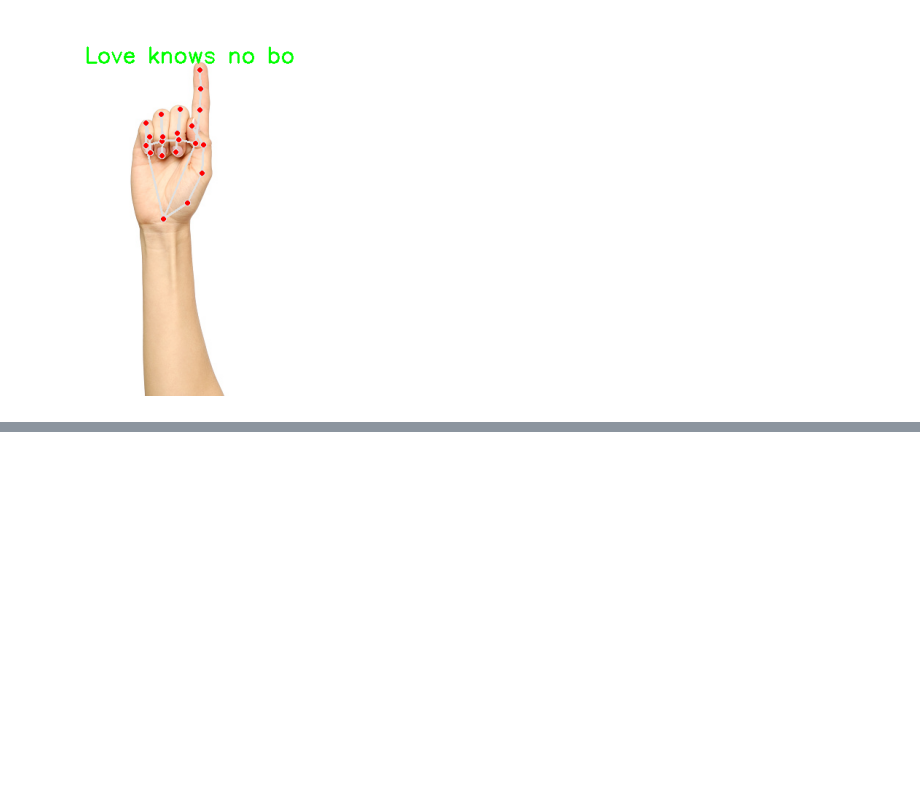
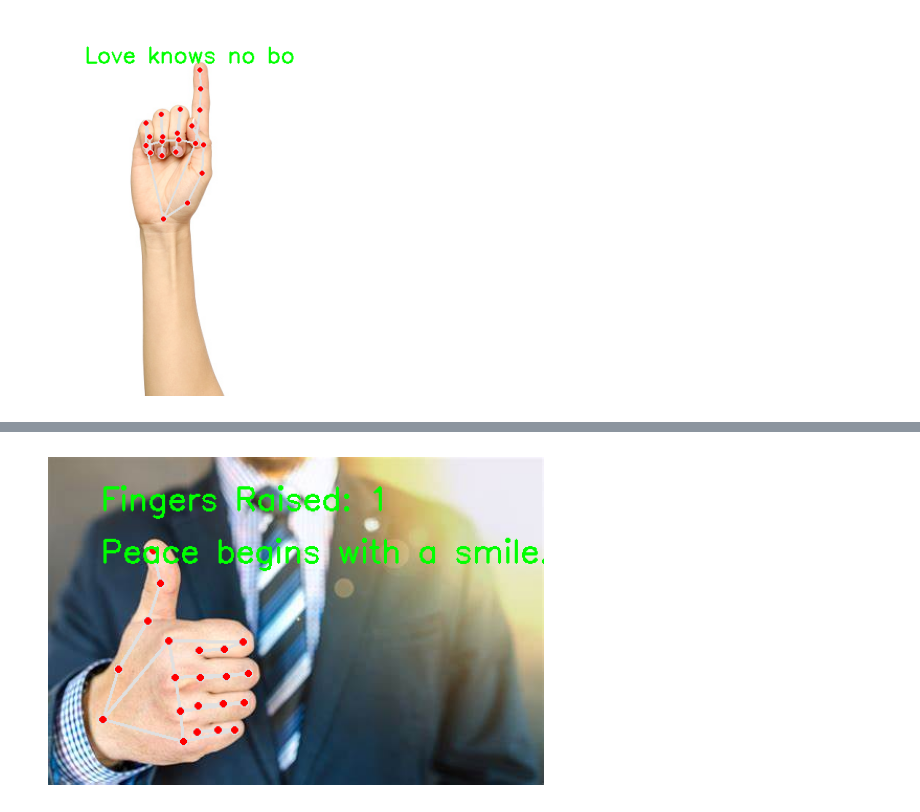
Before and after one commit to TeoHockXiang/hand-gesture-detection, a Jupyter notebook: hand_gesture_detection.ipynb, the cells around one changed output, grey strips where cells are left out. Cells and saved outputs as stored; diff of their text form; code cells hidden in the pictures; blank space fills up the shorter version.

```diff
--- a/hand_gesture_detection.ipynb
+++ b/hand_gesture_detection.ipynb
@@ -123,3 +123,90 @@ Requirement already satisfied: six>=1.5 in /usr/local/lib/python3.10/dist-packag
 [interactive output not drawn]
 Saving hand gesture 2.jpg to hand gesture 2 (3).jpg
 [figure]
+# %%
+# Install the required libraries
+!pip install opencv-python mediapipe
+
+import cv2
+import mediapipe as mp
+import random
+from google.colab import files
+
+# Upload your image file
+uploaded = files.upload()
+
+# Initialize MediaPipe Hand module
+mp_hands = mp.solutions.hands
+mp_drawing = mp.solutions.drawing_utils
+
+# Initialize Hand Detection
+hands = mp_hands.Hands(min_detection_confidence=0.7, min_tracking_confidence=0.7)
+
+# Define the list of positive statements
+positive_statements = [
+    "Kindness is the greatest.",
+    "Peace begins with a smile.",
+    "Compassion is the key to a better world.",
+    "Love knows no boundaries.",
+    "Harmony is the strength of humanity.",
+    "Caring for others is the ultimate form of self-care.",
+]
+
+# Load the uploaded image
+image_path = list(uploaded.keys())[0]  # Get the filename of the uploaded image
+image = cv2.imread(image_path)
+
+# Convert the BGR image to RGB (MediaPipe uses RGB images)
+rgb_image = cv2.cvtColor(image, cv2.COLOR_BGR2RGB)
+
+# Process the image and get hand landmarks
+results = hands.process(rgb_image)
+
+# Function to detect the number of raised fingers
+def count_raised_fingers(hand_landmarks):
+    raised_fingers = 0
+    # Thumb (landmarks 1 and 4)
+    if hand_landmarks.landmark[mp_hands.HandLandmark.THUMB_TIP].y < hand_landmarks.landmark[mp_hands.HandLandmark.THUMB_IP].y:
+        raised_fingers += 1
+    # Index finger (landmarks 5 and 8)
+    if hand_landmarks.landmark[mp_hands.HandLandmark.INDEX_FINGER_TIP].y < hand_landmarks.landmark[mp_hands.HandLandmark.INDEX_FINGER_DIP].y:
+        raised_fingers += 1
+    # Middle finger (landmarks 9 and 12)
+    if hand_landmarks.landmark[mp_hands.HandLandmark.MIDDLE_FINGER_TIP].y < hand_landmarks.landmark[mp_hands.HandLandmark.MIDDLE_FINGER_DIP].y:
+        raised_fingers += 1
+    # Ring finger (landmarks 13 and 16)
+    if hand_landmarks.landmark[mp_hands.HandLandmark.RING_FINGER_TIP].y < hand_landmarks.landmark[mp_hands.HandLandmark.RING_FINGER_DIP].y:
+        raised_fingers += 1
+    # Pinky finger (landmarks 17 and 20)
+    if hand_landmarks.landmark[mp_hands.HandLandmark.PINKY_TIP].y < hand_landmarks.landmark[mp_hands.HandLandmark.PINKY_DIP].y:
+        raised_fingers += 1
+
+    return raised_fingers
+
+# Check if any hands are detected
+if results.multi_hand_landmarks:
+    for hand_landmarks in results.multi_hand_landmarks:
+        # Draw hand landmarks on the image
+        mp_drawing.draw_landmarks(image, hand_landmarks, mp_hands.HAND_CONNECTIONS)
+
+        # Count raised fingers
+        raised_fingers = count_raised_fingers(hand_landmarks)
+
+        # Display the number of raised fingers
+        cv2.putText(image, f"Fingers Raised: {raised_fingers}", (50, 50), cv2.FONT_HERSHEY_SIMPLEX, 1, (0, 255, 0), 2)
+
+        # Display a random positive statement when fingers are detected
+        statement = random.choice(positive_statements)
+        cv2.putText(image, statement, (50, 100), cv2.FONT_HERSHEY_SIMPLEX, 1, (0, 255, 0), 2)
+
+# Display the processed image in Colab
+from matplotlib import pyplot as plt
+
+# Convert the image to RGB for display in Colab
+image_rgb = cv2.cvtColor(image, cv2.COLOR_BGR2RGB)
+
+# Display the image with landmarks, number of raised fingers, and statement
+plt.imshow(image_rgb)
+plt.axis('off')  # Hide the axes
+plt.show()
+# %% [output]
@@ -125,0 +232 @@ Saving hand gesture 2.jpg to hand gesture 2 (3).jpg
+[figure, added]
```
Also changed, not shown: parts of 2 cells of this notebook.
